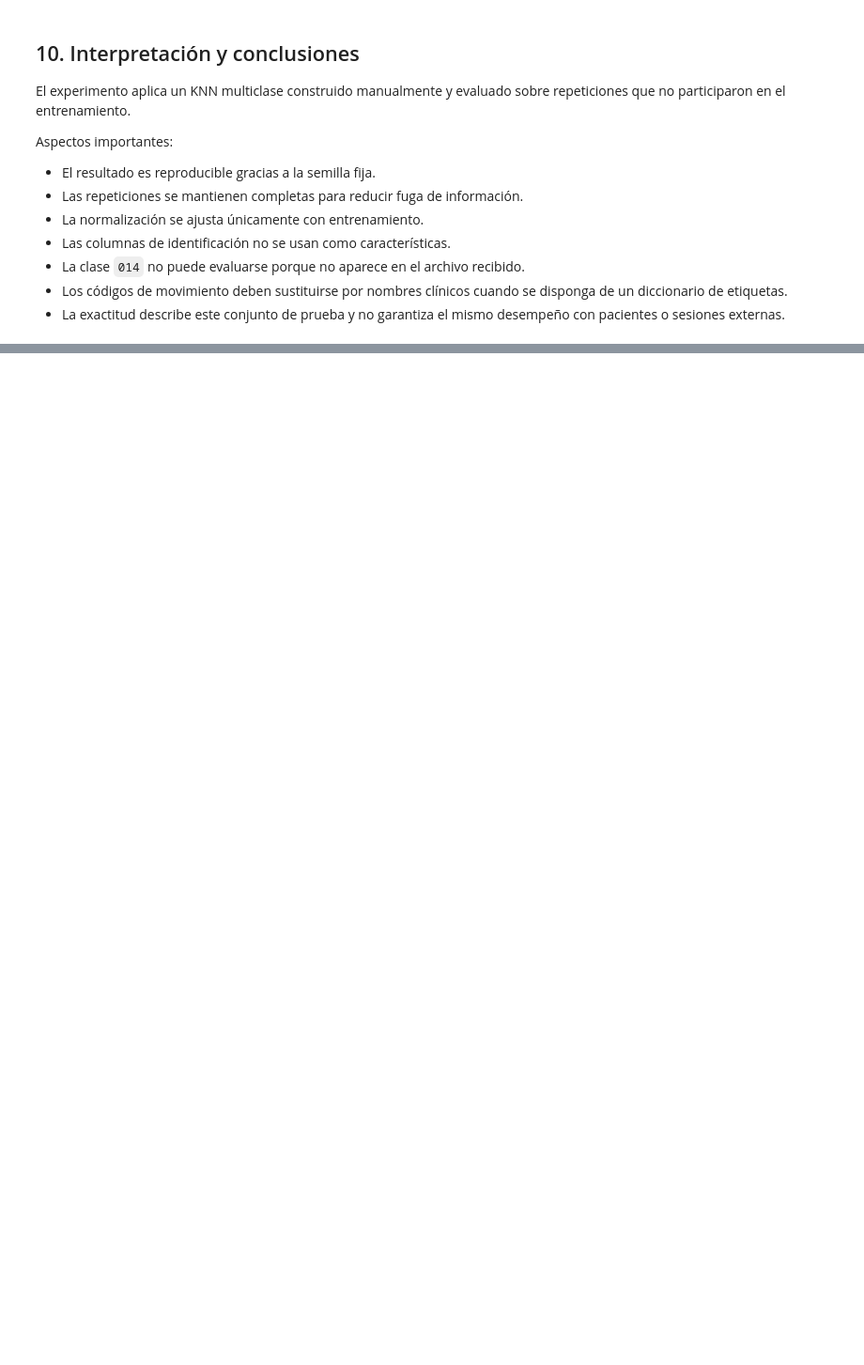
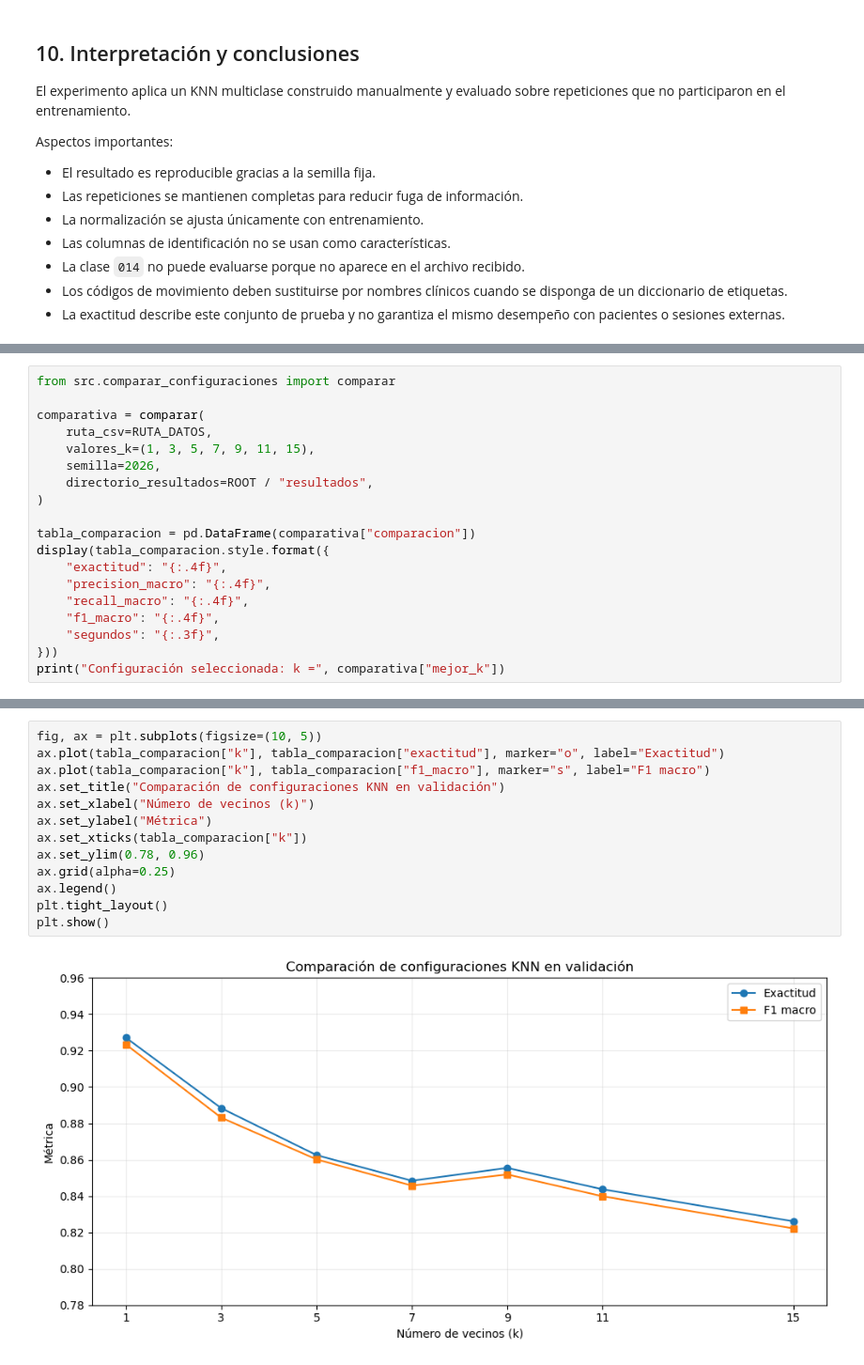
Before and after one commit to Andyrubio5/REHAB, a Jupyter notebook: entrega_andy/KNN_REHAB_explicado.ipynb, the cells around one changed output, grey strips where cells are left out. Shown at 94% size. Drawn from its saved outputs; the diff is of its cells as text; blank space fills up the shorter version.

Commit message:
Comparar configuraciones KNN y seleccionar modelo final

```diff
--- a/entrega_andy/KNN_REHAB_explicado.ipynb
+++ b/entrega_andy/KNN_REHAB_explicado.ipynb
@@ -349,0 +386,19 @@ Aspectos importantes:
+# %%
+from src.comparar_configuraciones import comparar
+
+comparativa = comparar(
+    ruta_csv=RUTA_DATOS,
+    valores_k=(1, 3, 5, 7, 9, 11, 15),
+    semilla=2026,
+    directorio_resultados=ROOT / "resultados",
+)
+
+tabla_comparacion = pd.DataFrame(comparativa["comparacion"])
+display(tabla_comparacion.style.format({
+    "exactitud": "{:.4f}",
+    "precision_macro": "{:.4f}",
+    "recall_macro": "{:.4f}",
+    "f1_macro": "{:.4f}",
+    "segundos": "{:.3f}",
+}))
+print("Configuración seleccionada: k =", comparativa["mejor_k"])
@@ -349,0 +415,15 @@ Aspectos importantes:
+# %%
+fig, ax = plt.subplots(figsize=(10, 5))
+ax.plot(tabla_comparacion["k"], tabla_comparacion["exactitud"], marker="o", label="Exactitud")
+ax.plot(tabla_comparacion["k"], tabla_comparacion["f1_macro"], marker="s", label="F1 macro")
+ax.set_title("Comparación de configuraciones KNN en validación")
+ax.set_xlabel("Número de vecinos (k)")
+ax.set_ylabel("Métrica")
+ax.set_xticks(tabla_comparacion["k"])
+ax.set_ylim(0.78, 0.96)
+ax.grid(alpha=0.25)
+ax.legend()
+plt.tight_layout()
+plt.show()
+# %% [output]
+[figure, added]
```
Also changed, not shown: parts of 7 cells of this notebook, 6 other files.
